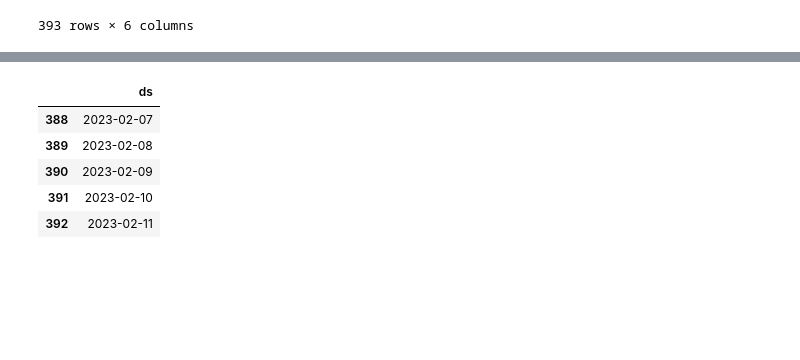
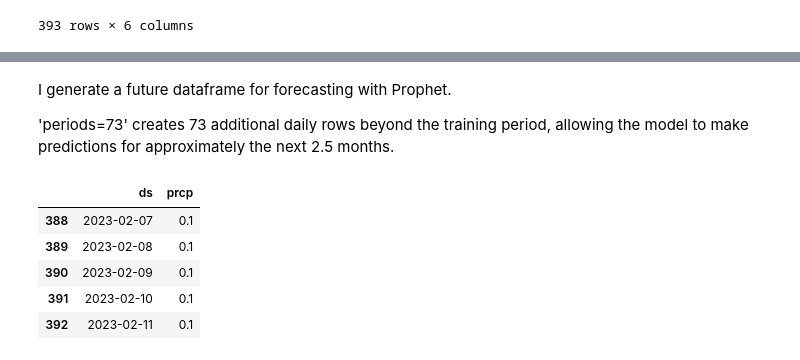
Before and after one commit to GioBondandini/BforBirra, a Jupyter notebook: Burger-rainfall.ipynb, the cells around one changed output, grey strips where cells are left out. Drawn from its saved outputs; the diff is of its cells as text; code cells hidden in the pictures; blank space fills up the shorter version.

```diff
--- a/Burger-rainfall.ipynb
+++ b/Burger-rainfall.ipynb
@@ -39,2 +50,2 @@ df.head()
 # %%
-df_meteo = df.drop(columns =['tmin', 'tmax', 'snow','wspd', 'wpgt', 'tsun', 'pres', 'wdir', 'tavg'])
+df_meteo = df.drop(columns =['tmin', 'snow', 'tmax','wspd', 'wpgt', 'tsun', 'pres', 'wdir', 'tavg'])
@@ -80,2 +64,0 @@ array([<Axes: xlabel='time'>], dtype=object)
-# %%
-df_meteo['prcp']= df_meteo['prcp'].fillna(method = 'ffill')
@@ -82,5 +67,5 @@ df_meteo['prcp']= df_meteo['prcp'].fillna(method = 'ffill')
 # %%
-data = pd.read_csv('dati.csv',
+data = pd.read_csv('data/dati.csv',
                     index_col='Calendario',
                     parse_dates=True
                     )
@@ -207,13 +199,11 @@ from prophet import Prophet
 
 model = Prophet(interval_width=0.95,
                 yearly_seasonality=True,
-                #monthly_seasonality=True,
-                weekly_seasonality=True,
+                weekly_seasonality=True
                 )
 
-# add regressor
-#model.add_regressor('prcp',standardize=False)
-#model.add_regressor('tavg',standardize=False)
+# add rainfall regressor
+model.add_regressor('prcp',standardize=False)
 
 
 model.fit(train)
@@ -223,14 +213,28 @@ model.fit(train)
 <prophet.forecaster.Prophet at 0x...>
+# %% [markdown]
+I generate a future dataframe for forecasting with Prophet.
+
+'periods=73' creates 73 additional daily rows beyond the training period, allowing the model to make predictions for approximately the next 2.5 months.
 # %%
 future = model.make_future_dataframe(periods=73)
+
+
+future = future.merge(
+    train[['ds', 'prcp']],
+    on='ds',
+    how='left'
+)
+
+future['prcp'] = future['prcp'].ffill()
+
 future.tail()
 # %% [output]
-|  | ds |
-| 388 | 2023-02-07 |
-| 389 | 2023-02-08 |
-| 390 | 2023-02-09 |
-| 391 | 2023-02-10 |
-| 392 | 2023-02-11 |
+|  | ds | prcp |
+| 388 | 2023-02-07 | 0.1 |
+| 389 | 2023-02-08 | 0.1 |
+| 390 | 2023-02-09 | 0.1 |
+| 391 | 2023-02-10 | 0.1 |
+| 392 | 2023-02-11 | 0.1 |
 # %%
 forecast = model.predict(future)
 forecast[['ds','yhat','yhat_lower','yhat_upper']].tail()
```
Also changed, not shown: parts of 23 cells of this notebook, 2 other files.
